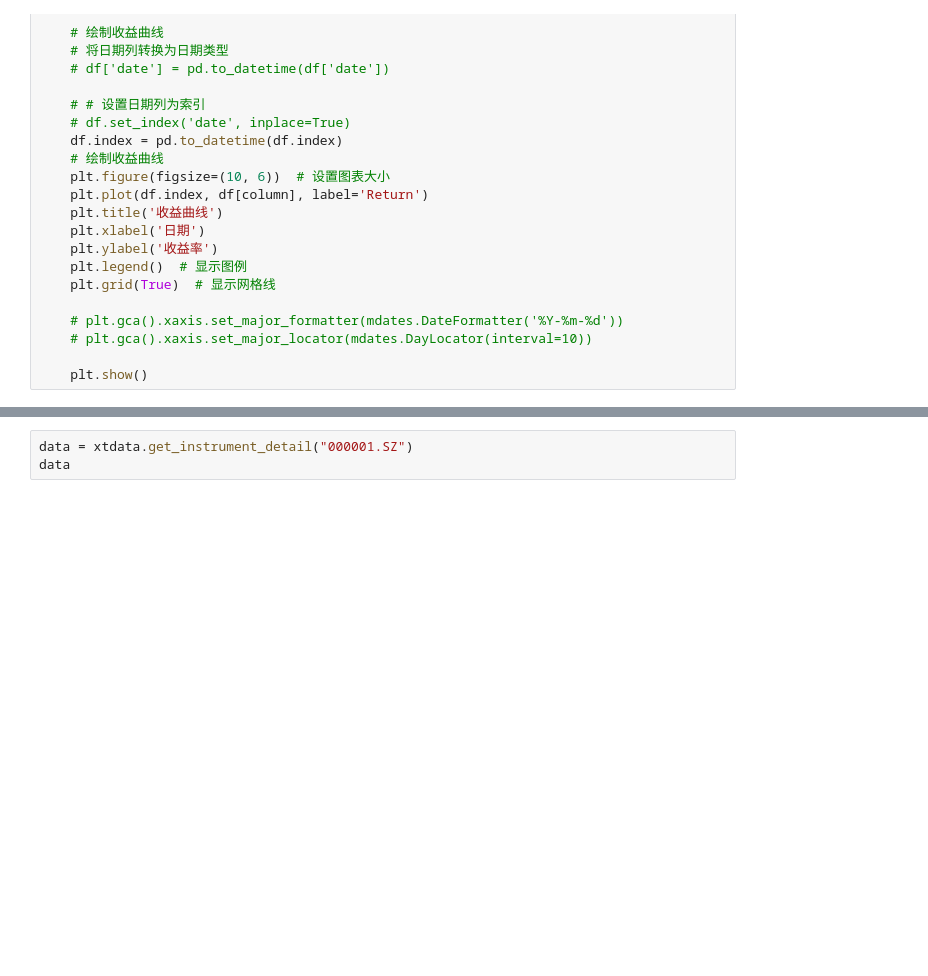
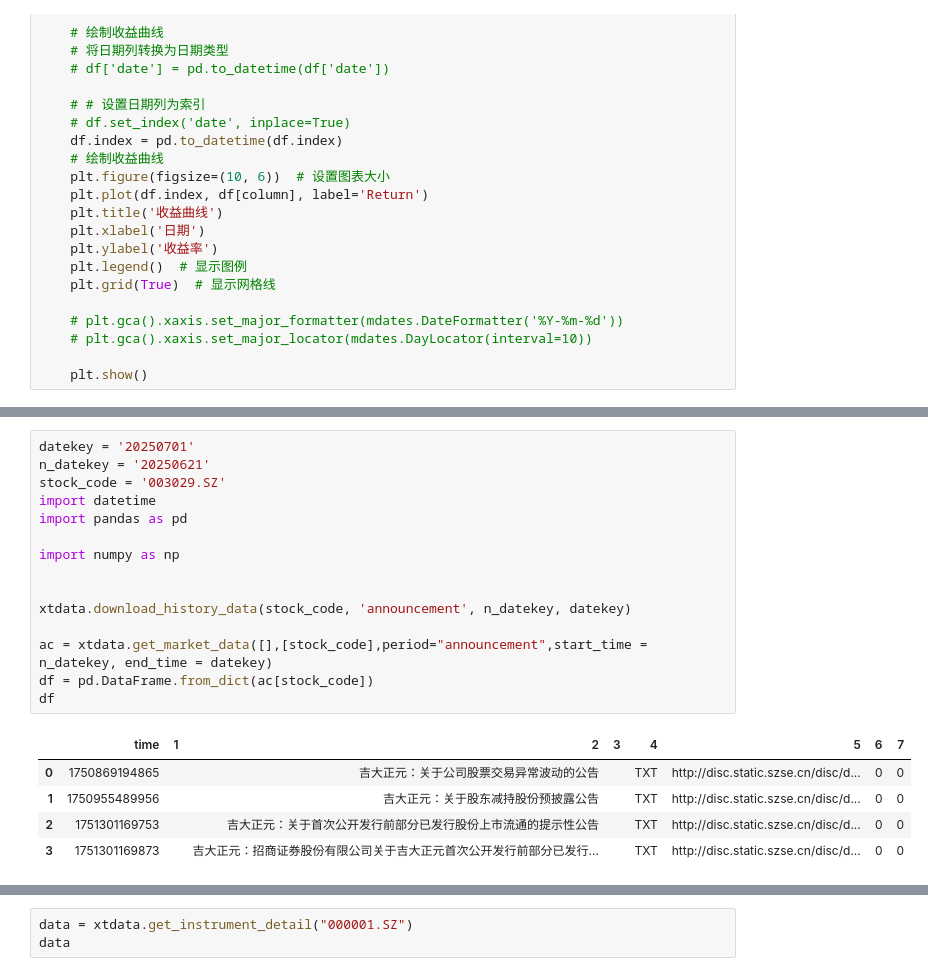
Before and after one commit to wanghw0122/tradeX, a Jupyter notebook: notebook/test.ipynb, the cells around one changed output, grey strips where cells are left out. Saved outputs shown, nothing was run; the diff lists cells and outputs as text; blank space fills up the shorter version.

```diff
--- a/notebook/test.ipynb
+++ b/notebook/test.ipynb
@@ -66,0 +143,21 @@ Error:
+# %%
+datekey = '20250701'
+n_datekey = '20250621'
+stock_code = '003029.SZ'
+import datetime
+import pandas as pd
+
+import numpy as np
+
+
+xtdata.download_history_data(stock_code, 'announcement', n_datekey, datekey)
+
+ac = xtdata.get_market_data([],[stock_code],period="announcement",start_time = n_datekey, end_time = datekey)
+df = pd.DataFrame.from_dict(ac[stock_code])
+df
+# %% [output]
+|  | time | 1 | 2 | 3 | 4 | 5 | 6 | 7 |
+| 0 | 1750869194865 |  | 吉大正元：关于公司股票交易异常波动的公告 |  | TXT | http://disc.static.szse.cn/disc/d... | 0 | 0 |
+| 1 | 1750955489956 |  | 吉大正元：关于股东减持股份预披露公告 |  | TXT | http://disc.static.szse.cn/disc/d... | 0 | 0 |
+| 2 | 1751301169753 |  | 吉大正元：关于首次公开发行前部分已发行股份上市流通的提示性公告 |  | TXT | http://disc.static.szse.cn/disc/d... | 0 | 0 |
+| 3 | 1751301169873 |  | 吉大正元：招商证券股份有限公司关于吉大正元首次公开发行前部分已发行... |  | TXT | http://disc.static.szse.cn/disc/d... | 0 | 0 |
```
Also changed, not shown: parts of 70 cells of this notebook, 7 other files.
